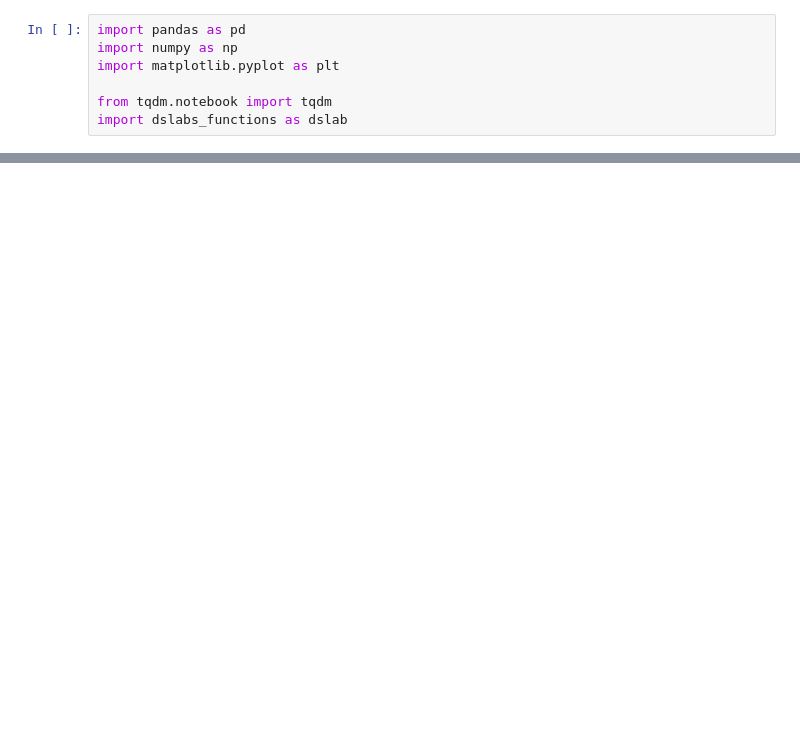
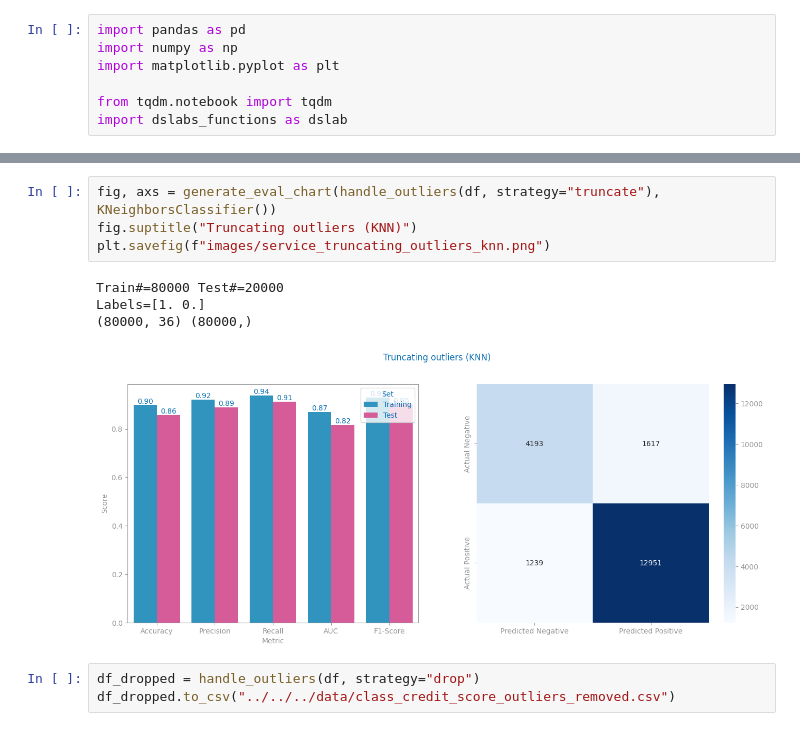
Before and after one commit to DaviGiordano/data-science-course-project, a Jupyter notebook: ipynb_files/Multidimensional/2_Preparation/outliers_services.ipynb, the cells around one changed output, grey strips where cells are left out. Cells and saved outputs as stored; diff of their text form; blank space fills up the shorter version.

```diff
--- a/ipynb_files/Multidimensional/2_Preparation/outliers_services.ipynb
+++ b/ipynb_files/Multidimensional/2_Preparation/outliers_services.ipynb
@@ -96,0 +119,12 @@ df_removed
+# %%
+fig, axs = generate_eval_chart(handle_outliers(df, strategy="truncate"), KNeighborsClassifier())
+fig.suptitle("Truncating outliers (KNN)")
+plt.savefig(f"images/service_truncating_outliers_knn.png")
+# %% [output]
+Train#=80000 Test#=20000
+Labels=[1. 0.]
+(80000, 36) (80000,)
+[figure, added]
+# %%
+df_dropped = handle_outliers(df, strategy="drop")
+df_dropped.to_csv("../../../data/class_credit_score_outliers_removed.csv")
```
Also changed, not shown: parts of 12 cells of this notebook, 4 other files.
